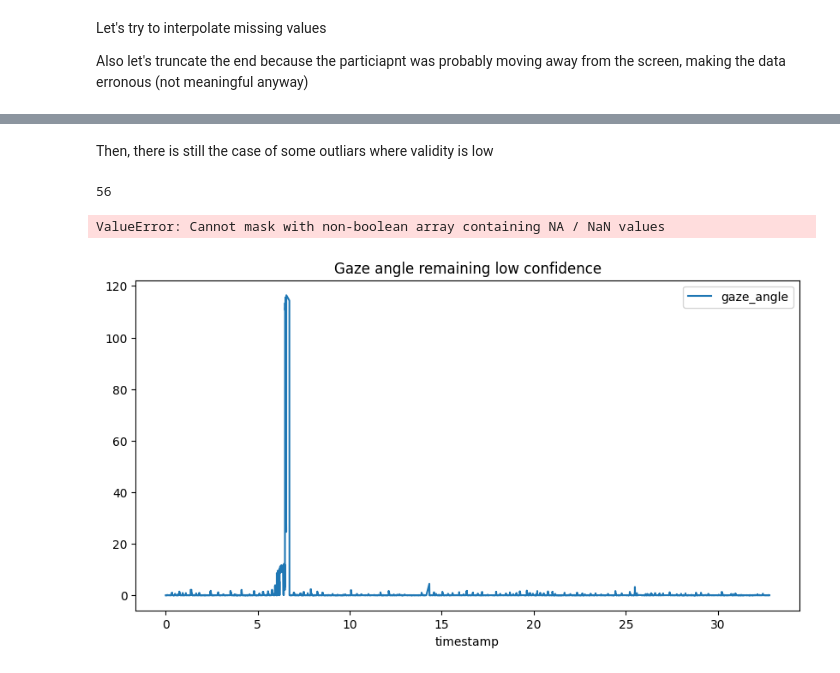
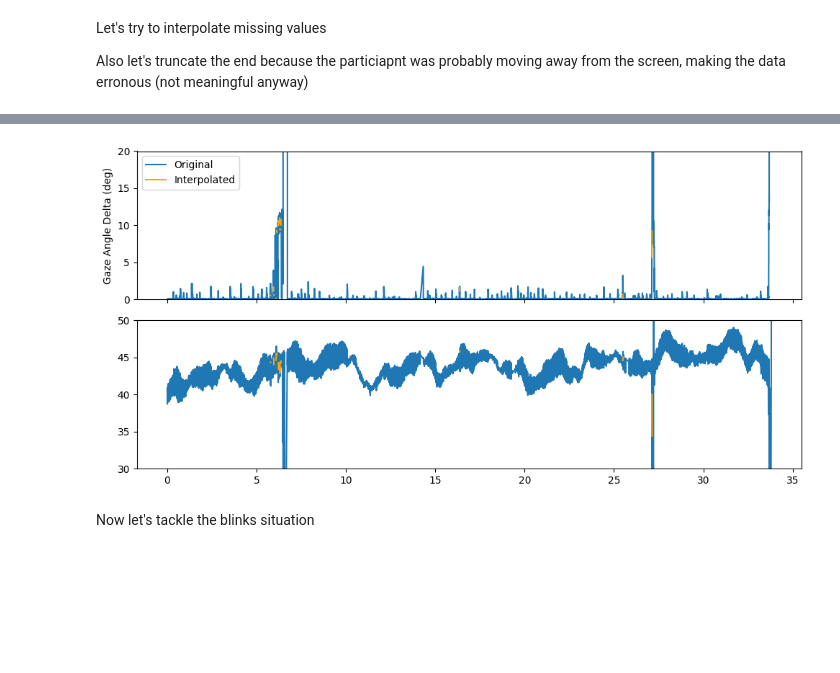
Before and after one commit to Alex0021/thesis-adaptive-swarm-interfaces, a Jupyter notebook: research/cognitive_load_models/notebooks/01_explore_datasets.ipynb, the cells around one changed output, grey strips where cells are left out. Saved outputs shown, nothing was run; the diff lists cells and outputs as text; code cells hidden in the pictures; blank space fills up the shorter version.

```diff
--- a/research/cognitive_load_models/notebooks/01_explore_datasets.ipynb
+++ b/research/cognitive_load_models/notebooks/01_explore_datasets.ipynb
@@ -124,13 +142,15 @@ gaze_angular_data.drop(index=0, inplace=True)  # Drop the first row which has Na
 gaze_angular_data.head()
 
 def calculate_angle(row):
+    if pd.isna(row['prev_gaze_point_3d_x']) or pd.isna(row['prev_gaze_point_3d_y']) or pd.isna(row['prev_gaze_point_3d_z']):
+        return np.nan
     v1 = np.array([row['gaze_point_3d_x'], row['gaze_point_3d_y'], row['gaze_point_3d_z']])
     v2 = np.array([row['prev_gaze_point_3d_x'], row['prev_gaze_point_3d_y'], row['prev_gaze_point_3d_z']])
     dot_product = np.dot(v1, v2)
     norm_v1 = np.linalg.norm(v1)
     norm_v2 = np.linalg.norm(v2)
     if norm_v1 == 0 or norm_v2 == 0:
-        return 0.0
+        return np.nan
     cos_theta = dot_product / (norm_v1 * norm_v2)
     cos_theta = np.clip(cos_theta, -1.0, 1.0)  # Clip to avoid numerical issues
     angle_rad = np.arccos(cos_theta)
@@ -216,5 +239,14 @@ Average openness delta for valid samples: 2.61 mm
 Let's try to interpolate missing values
 
 Also let's truncate the end because the particiapnt was probably moving away from the screen, making the data erronous (not meaningful anyway)
+# %%
+def calculate_gaze_angular_delta(df):
+    gaze_angular_data = df[['timestamp', 'gaze_point_3d_x', 'gaze_point_3d_y', 'gaze_point_3d_z']].copy()
+    gaze_angular_data['prev_gaze_point_3d_x'] = gaze_angular_data['gaze_point_3d_x'].shift(1)
+    gaze_angular_data['prev_gaze_point_3d_y'] = gaze_angular_data['gaze_point_3d_y'].shift(1)
+    gaze_angular_data['prev_gaze_point_3d_z'] = gaze_angular_data['gaze_point_3d_z'].shift(1)
+
+    gaze_angular_data['gaze_angle_delta_deg'] = gaze_angular_data.apply(calculate_angle, axis=1)
+    return gaze_angular_data['gaze_angle_delta_deg']
 # %%
 from scipy.interpolate import interp1d
@@ -307,31 +344,23 @@ axs[1].title.set_text("After interpolation")
-# %% [markdown]
-Then, there is still the case of some outliars where validity is low
-# %%
-# Interpolate low confidence zones were less than N consecutive points with low confidence
-N = 5
-def interpolate_low_confidence_zones(df, N=10):
-    df = df.copy()
-    df['low_confidence_group'] = ((df['angular_velocity'] > 1000) != (df['angular_velocity'] > 1000).shift(1) ).cumsum()
-    for group, group_df in df.groupby('low_confidence_group'):
-        if group_df['angular_velocity'].iloc[0] > 1000 and len(group_df) <= N:
-            # Interpolate this low confidence zone
-            start_idx = group_df.index[0] - 1
-            end_idx = group_df.index[-1] + 1
-            if start_idx >= df.index[0] and end_idx < df.index[-1]:
-                start_angle = df.loc[start_idx, 'gaze_angle']
-                end_angle = df.loc[end_idx, 'gaze_angle']
-                interpolated_angles = np.linspace(start_angle, end_angle, len(group_df) + 2)[1:-1]
-                df.loc[group_df.index, 'gaze_angle'] = interpolated_angles
-        elif group_df['angular_velocity'].iloc[0] > 1000:
-            # Drop this low confidence zone
-            df.drop(index=group_df.index, inplace=True)
-    return df.drop(columns=['low_confidence_group']).reset_index(drop=True)
-
-print(filtered_gaze_angular_df['interpolated'].sum())
-ax = filtered_gaze_angular_df.plot("timestamp", "gaze_angle", kind='line', title="Gaze angle remaining low confidence", figsize=(10, 5))
-for _, row in filtered_gaze_angular_df[filtered_gaze_angular_df['low_confidence']].iterrows():
-    ax.axvspan(row['timestamp'], row['timestamp'] + 1.0/240, color='red', alpha=0.3)
-# %% [output]
-56
-ValueError: Cannot mask with non-boolean array containing NA / NaN values
-[figure, removed]
+# %%
+# Lets check out the interpolated data
+fig, axs = plt.subplots(2,1,figsize=(10, 5), sharex=True)
+axs[0].plot(eye_data_df['timestamp'], eye_data_df['gaze_angle_delta_deg'])
+axs[0].set_ylim(0, 20)
+interpolated_eye_data_df['transistion'] = interpolated_eye_data_df['interpolated'] != interpolated_eye_data_df['interpolated'].shift(1)
+grouped_eye_data = interpolated_eye_data_df.groupby(interpolated_eye_data_df['transistion'].cumsum())
+for name, group in grouped_eye_data:
+    if group.iloc[0]['interpolated']:
+        axs[0].plot(group['timestamp'], group['gaze_angle_delta_deg'], color='orange')
+axs[0].set_ylabel('Gaze Angle Delta (deg)')
+axs[0].legend(['Original', 'Interpolated'])
+axs[1].plot(eye_data_df['timestamp'], eye_data_df['pupil_diameter_mm'])
+axs[1].set_ylim(30, 50)
+for name, group in grouped_eye_data:
+    if group.iloc[0]['interpolated']:
+        axs[1].plot(group['timestamp'], group['pupil_diameter_mm'], color='orange')
+plt.tight_layout()
+plt.show()
+# %% [output]
+[figure, added]
+# %% [markdown]
+Now let's tackle the blinks situation
```
Also changed, not shown: parts of 17 cells of this notebook.
